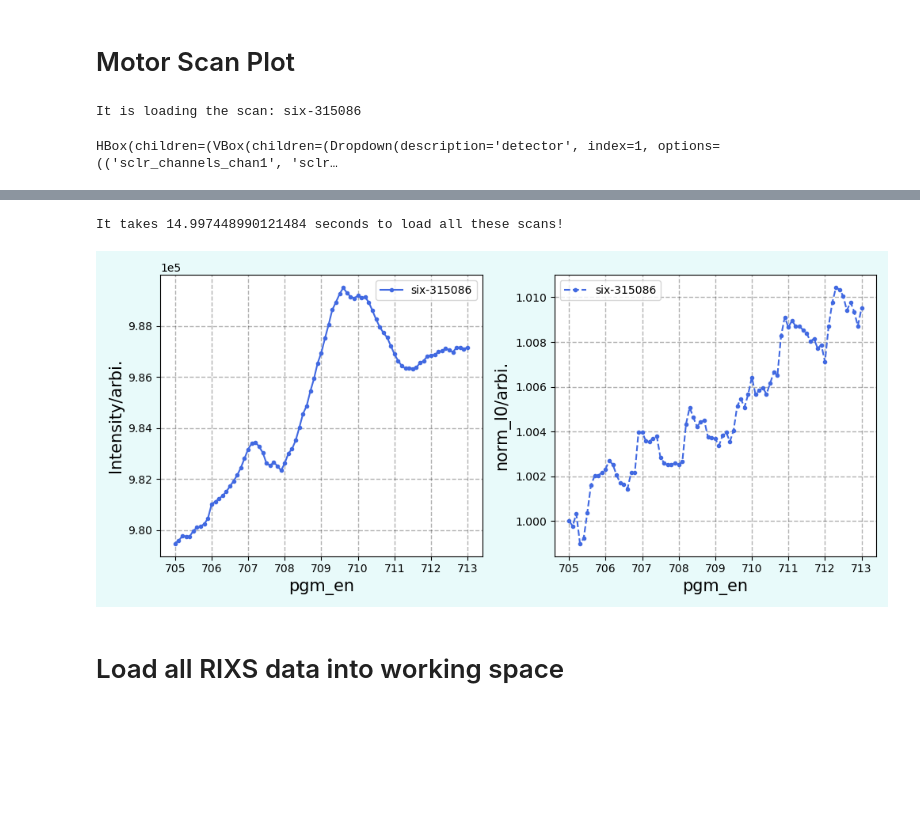
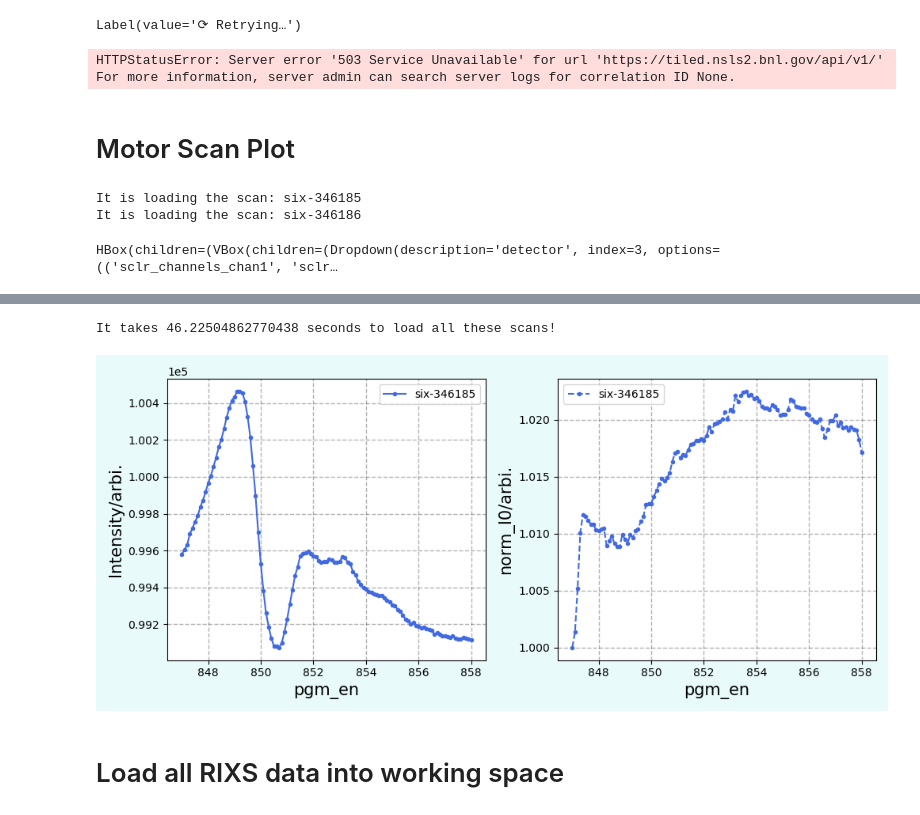
Before and after one commit to NSLS-II-SIX/six_jupyter_notebook, a Jupyter notebook: examples/DataRetrieval.ipynb, the cells around one changed output, grey strips where cells are left out. Drawn from its saved outputs; the diff is of its cells as text; code cells hidden in the pictures; blank space fills up the shorter version.

```diff
--- a/examples/DataRetrieval.ipynb
+++ b/examples/DataRetrieval.ipynb
@@ -17,35 +17,41 @@ from databroker import Broker
 db = Broker.named('six')
 sample = None
 #################################################################
-from Loc_Funcs import (six_data,print_data,scan_info,load_centroids_data_frame)
+from Loc_Funcs import (six_data,print_data,scan_info,load_centroids_data_frame,read_rixscam_centroids)
 import six_plot as splt
 reload(splt)
 #################################################################
 E_cali_O = 13.96 # meV/pixel at O K-edge
 E_cali_Mn = 18.83 # meV/pixel at Mn L-edge
 E_cali_Fe = 21.65 # meV/pixel at Fe L-edge
+E_cali_Cu = 32.45
+# %% [output]
+Label(value='⟳ Retrying…')
+HTTPStatusError: Server error '503 Service Unavailable' for url 'https://tiled.nsls2.bnl.gov/api/v1/'
+For more information, server admin can search server logs for correlation ID None.
 # %% [markdown]
 # Motor Scan Plot
 # %%
-scan = np.array([315086])
+scan = np.array([346185,346186])
 
 ######################################################
 sample=sample # sample name
 ######################################################
 start_time = de_time()
 splt.scan_plot(scan,plt_close=0,sample=sample)
 ##############################################################################################
 end_time = de_time()
 print('\n')
 print('It takes {} seconds to load all these scans!'.format((end_time - start_time)))
 fig = plt.gcf()
 fig.tight_layout()
 # %% [output]
-It is loading the scan: six-315086
+It is loading the scan: six-346185
+It is loading the scan: six-346186
-HBox(children=(VBox(children=(Dropdown(description='detector', index=1, options=(('sclr_channels_chan1', 'sclr…
+HBox(children=(VBox(children=(Dropdown(description='detector', index=3, options=(('sclr_channels_chan1', 'sclr…
 [interactive output not drawn]
-It takes 14.997448990121484 seconds to load all these scans!
+It takes 46.22504862770438 seconds to load all these scans!
-[figure, old version]
+[figure, new version]
 # %% [markdown]
 # Load all RIXS data into working space
 # %%
```
Also changed, not shown: parts of 12 cells of this notebook.
